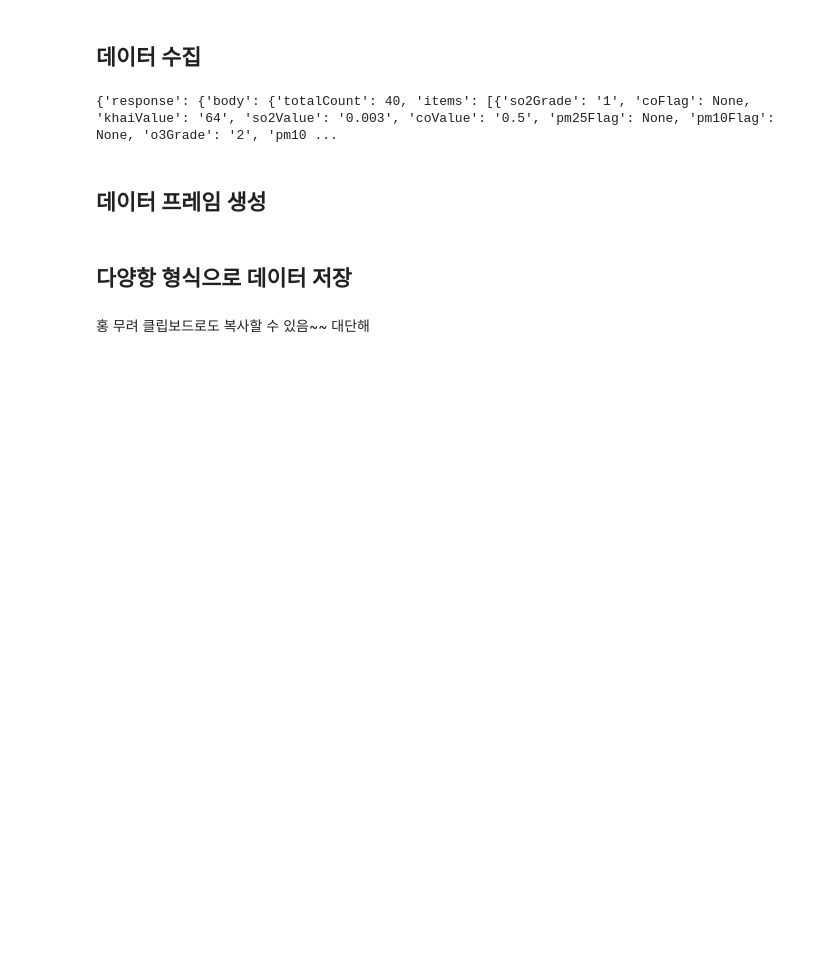
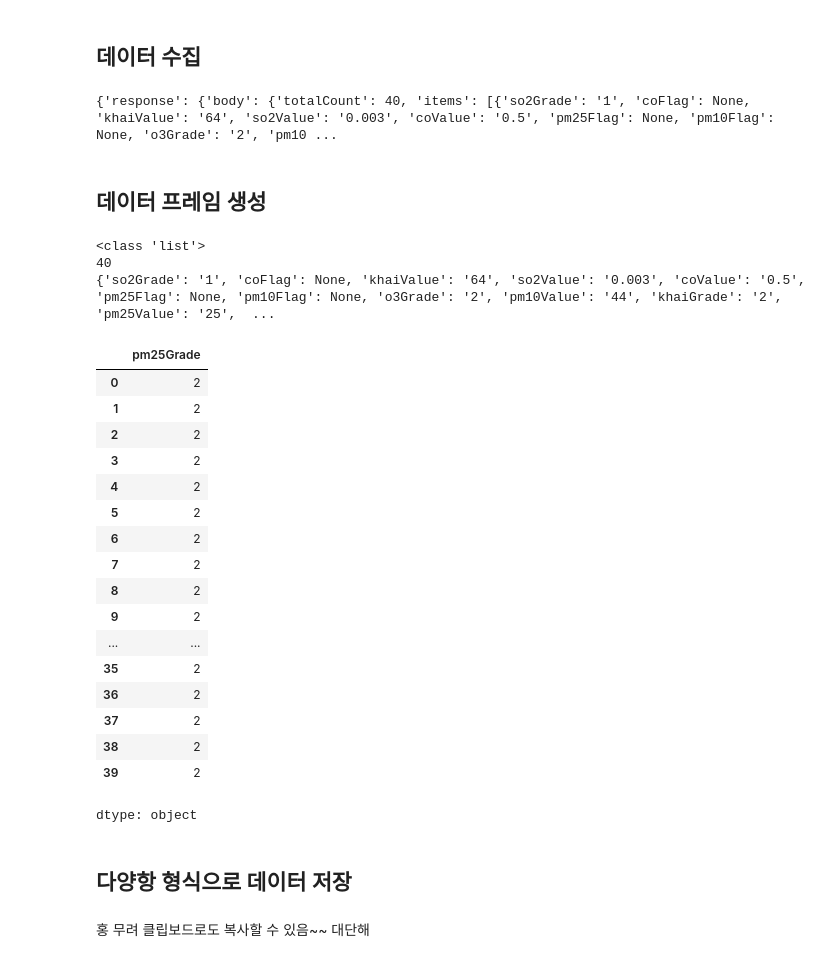
Before and after one commit to DFTFT-os/Data-Analysis-with-Open-Source, a Jupyter notebook: 오픈소스_데이터_분석_5강.ipynb, the cells around one changed output. Saved outputs shown, nothing was run; the diff lists cells and outputs as text; code cells hidden in the pictures; blank space fills up the shorter version.

```diff
--- a/오픈소스_데이터_분석_5강.ipynb
+++ b/오픈소스_데이터_분석_5강.ipynb
@@ -219,7 +222,35 @@ print(response.json())
 # %%
 import pandas as pd
 
 ## requests로부터 response, body, item 항목 읽기
+data = response.json()['response']['body']['items']
+print(type(data))
+print(len(data))
+print(data[0])
+df = pd.DataFrame(data)
+df['pm25Grade']
+# %% [output]
+<class 'list'>
+40
+{'so2Grade': '1', 'coFlag': None, 'khaiValue': '64', 'so2Value': '0.003', 'coValue': '0.5', 'pm25Flag': None, 'pm10Flag': None, 'o3Grade': '2', 'pm10Value': '44', 'khaiGrade': '2', 'pm25Value': '25',  ...
+|  | pm25Grade |
+| 0 | 2 |
+| 1 | 2 |
+| 2 | 2 |
+| 3 | 2 |
+| 4 | 2 |
+| 5 | 2 |
+| 6 | 2 |
+| 7 | 2 |
+| 8 | 2 |
+| 9 | 2 |
+| ... | ... |
+| 35 | 2 |
+| 36 | 2 |
+| 37 | 2 |
+| 38 | 2 |
+| 39 | 2 |
+dtype: object
 # %% [markdown]
 ## 다양항 형식으로 데이터 저장
 # %% [markdown]
```
Also changed, not shown: parts of 2 cells of this notebook.
